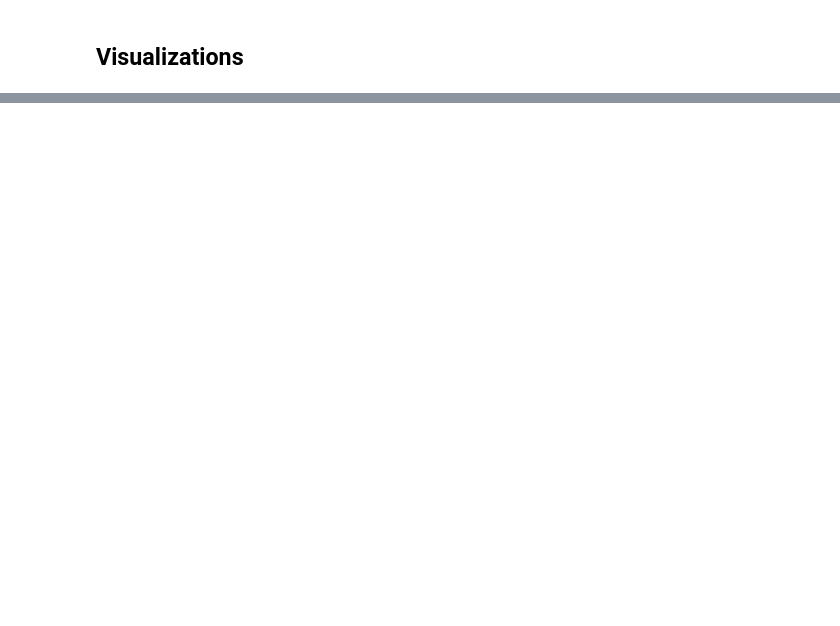
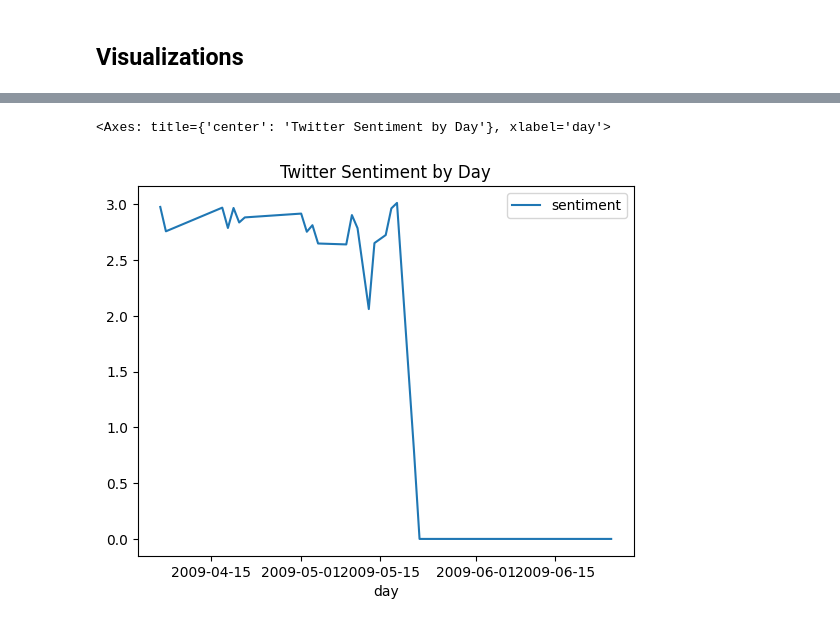
Before and after one commit to redtea3930/Twitter_Sentiment_Analysis, a Jupyter notebook: twitter_sentiment_analysis.ipynb, the cells around one changed output, grey strips where cells are left out. Saved outputs shown, nothing was run; the diff lists cells and outputs as text; code cells hidden in the pictures; blank space fills up the shorter version.

```diff
--- a/twitter_sentiment_analysis.ipynb
+++ b/twitter_sentiment_analysis.ipynb
@@ -149,0 +253,12 @@ twitter_df = tweets[mention]
+# %%
+
+# Create a 'day' column to hold a datetime formatted version of 'time', excluding timescales finer than a day
+twitter_df['time_formatted'] = pd.to_datetime(twitter_df['time'], infer_datetime_format=True).dt.date
+
+# Group by the day and calculate the mean sentiment for each day
+daily_sentiment = twitter_df.groupby('day')['sentiment'].mean().reset_index()
+
+# Sort by day
+daily_sentiment = daily_sentiment.sort_values(by='day')
+
+daily_sentiment.head()
@@ -149,0 +277,5 @@ twitter_df = tweets[mention]
+# %%
+daily_sentiment.plot(kind='line', x='day', y='sentiment', title='Twitter Sentiment by Day')
+# %% [output]
+<Axes: title={'center': 'Twitter Sentiment by Day'}, xlabel='day'>
+[figure, added]
```
Also changed, not shown: parts of 38 cells of this notebook, 4 other files.
